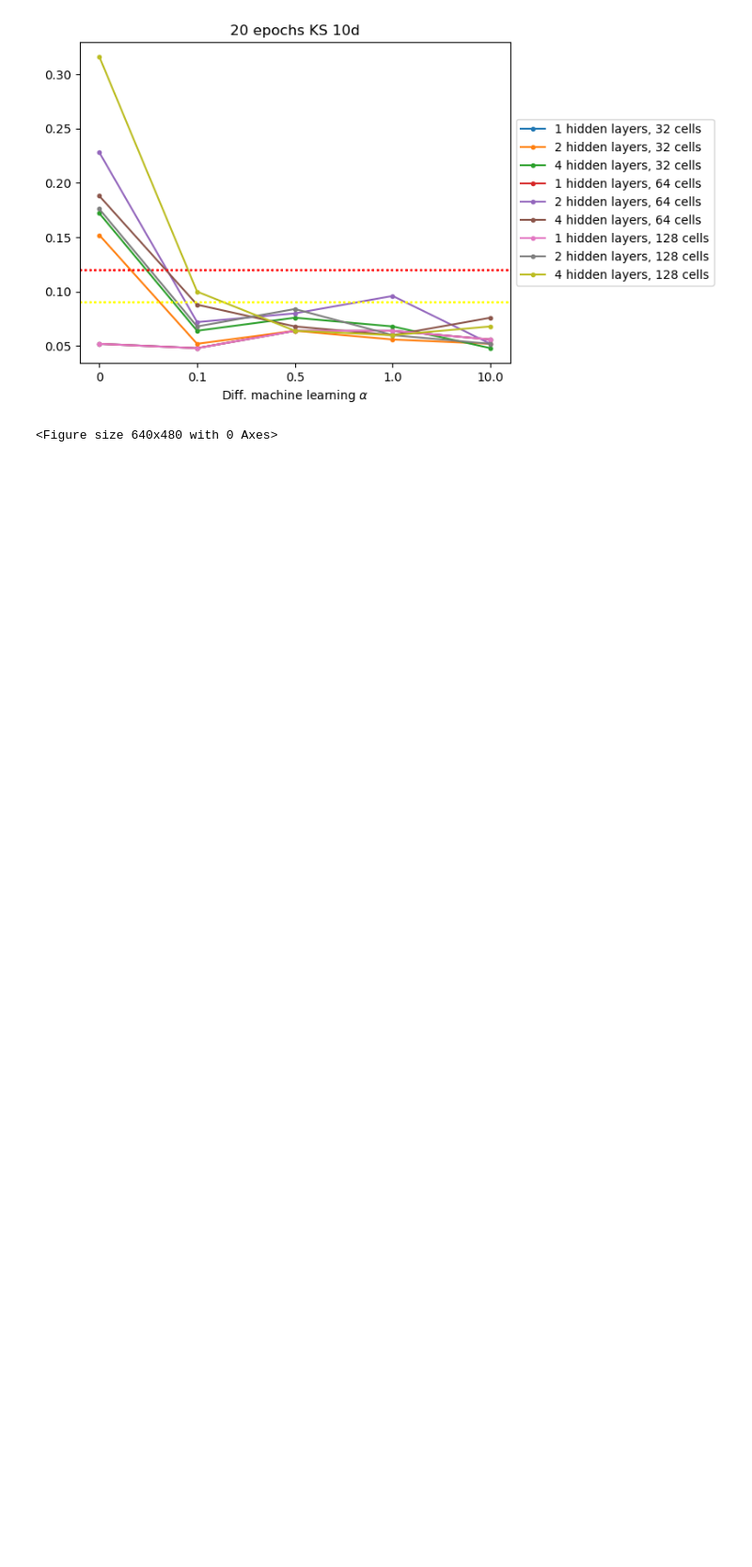
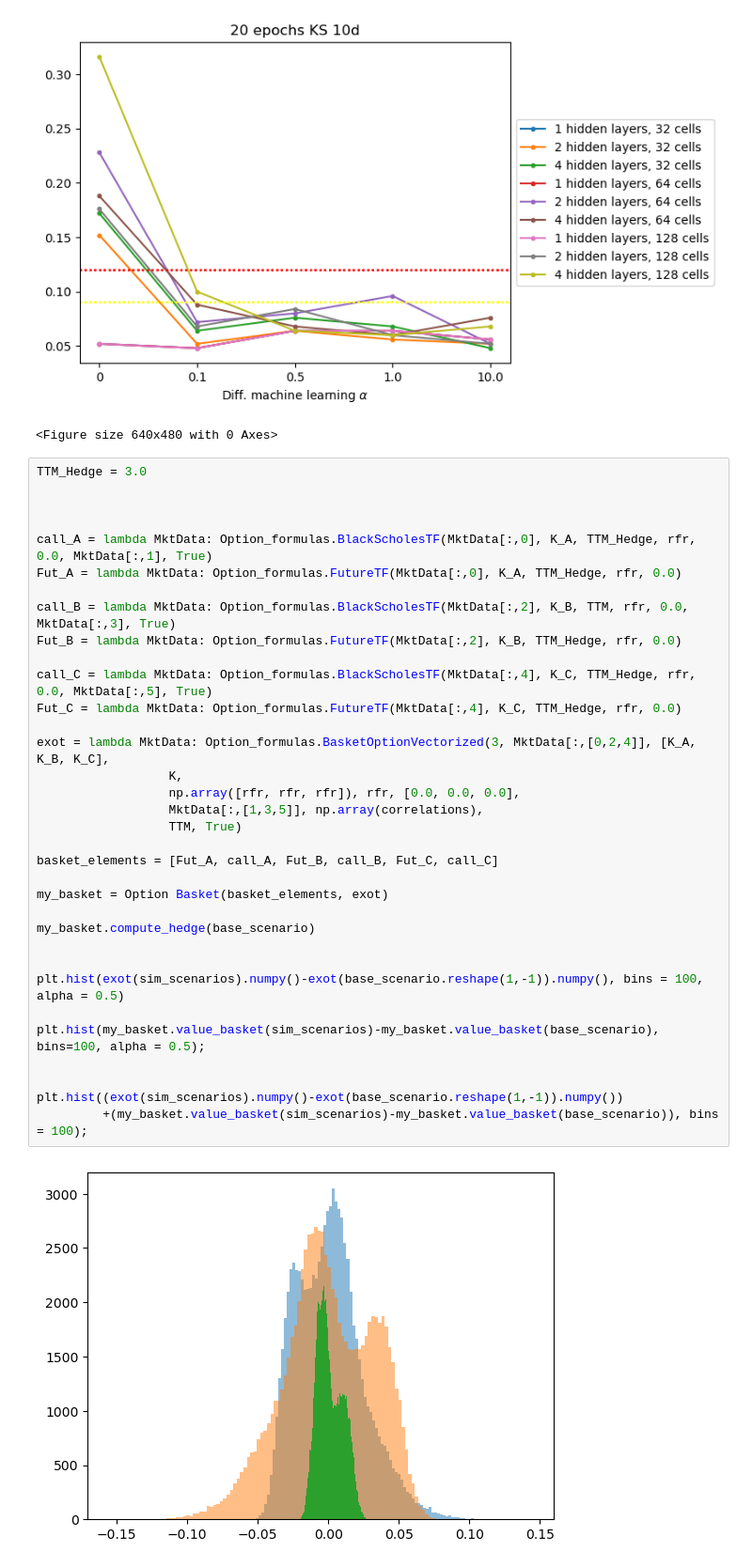
Before and after one commit to Lolillosky/PHD_Code, a Jupyter notebook: NOTEBOOKS/Market_Risk.ipynb, the cells around one changed output. Shown at 94% size. Saved outputs shown, nothing was run; the diff lists cells and outputs as text; blank space fills up the shorter version.

Commit message:
HEDGE BASKET CALCS INCLUDED
CODE/Option_formulas.py: Basket class included. It computes the basket hedge and values the basket.
NOTEBOOKS/Market_Risk.ipynb: Notebook reflects the basket checks.

```diff
--- a/NOTEBOOKS/Market_Risk.ipynb
+++ b/NOTEBOOKS/Market_Risk.ipynb
@@ -332,3 +332,39 @@ ModelHandlers.plot_model_results(models, alphas, cells_layer, num_hidden_layers,
 [figure]
 [figure]
 <Figure size 640x480 with 0 Axes>
+# %%
+TTM_Hedge = 3.0
+
+
+
+call_A = lambda MktData: Option_formulas.BlackScholesTF(MktData[:,0], K_A, TTM_Hedge, rfr, 0.0, MktData[:,1], True)
+Fut_A = lambda MktData: Option_formulas.FutureTF(MktData[:,0], K_A, TTM_Hedge, rfr, 0.0)
+
+call_B = lambda MktData: Option_formulas.BlackScholesTF(MktData[:,2], K_B, TTM, rfr, 0.0, MktData[:,3], True)
+Fut_B = lambda MktData: Option_formulas.FutureTF(MktData[:,2], K_B, TTM_Hedge, rfr, 0.0)
+
+call_C = lambda MktData: Option_formulas.BlackScholesTF(MktData[:,4], K_C, TTM_Hedge, rfr, 0.0, MktData[:,5], True)
+Fut_C = lambda MktData: Option_formulas.FutureTF(MktData[:,4], K_C, TTM_Hedge, rfr, 0.0)
+
+exot = lambda MktData: Option_formulas.BasketOptionVectorized(3, MktData[:,[0,2,4]], [K_A, K_B, K_C],
+                  K,
+                  np.array([rfr, rfr, rfr]), rfr, [0.0, 0.0, 0.0],
+                  MktData[:,[1,3,5]], np.array(correlations),
+                  TTM, True)
+
+basket_elements = [Fut_A, call_A, Fut_B, call_B, Fut_C, call_C]
+
+my_basket = Option Basket(basket_elements, exot)
+
+my_basket.compute_hedge(base_scenario)
+
+
+plt.hist(exot(sim_scenarios).numpy()-exot(base_scenario.reshape(1,-1)).numpy(), bins = 100, alpha = 0.5)
+
+plt.hist(my_basket.value_basket(sim_scenarios)-my_basket.value_basket(base_scenario), bins=100, alpha = 0.5);
+
+
+plt.hist((exot(sim_scenarios).numpy()-exot(base_scenario.reshape(1,-1)).numpy())
+         +(my_basket.value_basket(sim_scenarios)-my_basket.value_basket(base_scenario)), bins = 100);
+# %% [output]
+[figure, added]
```
Also changed, not shown: parts of 17 cells of this notebook, 1 other file.
